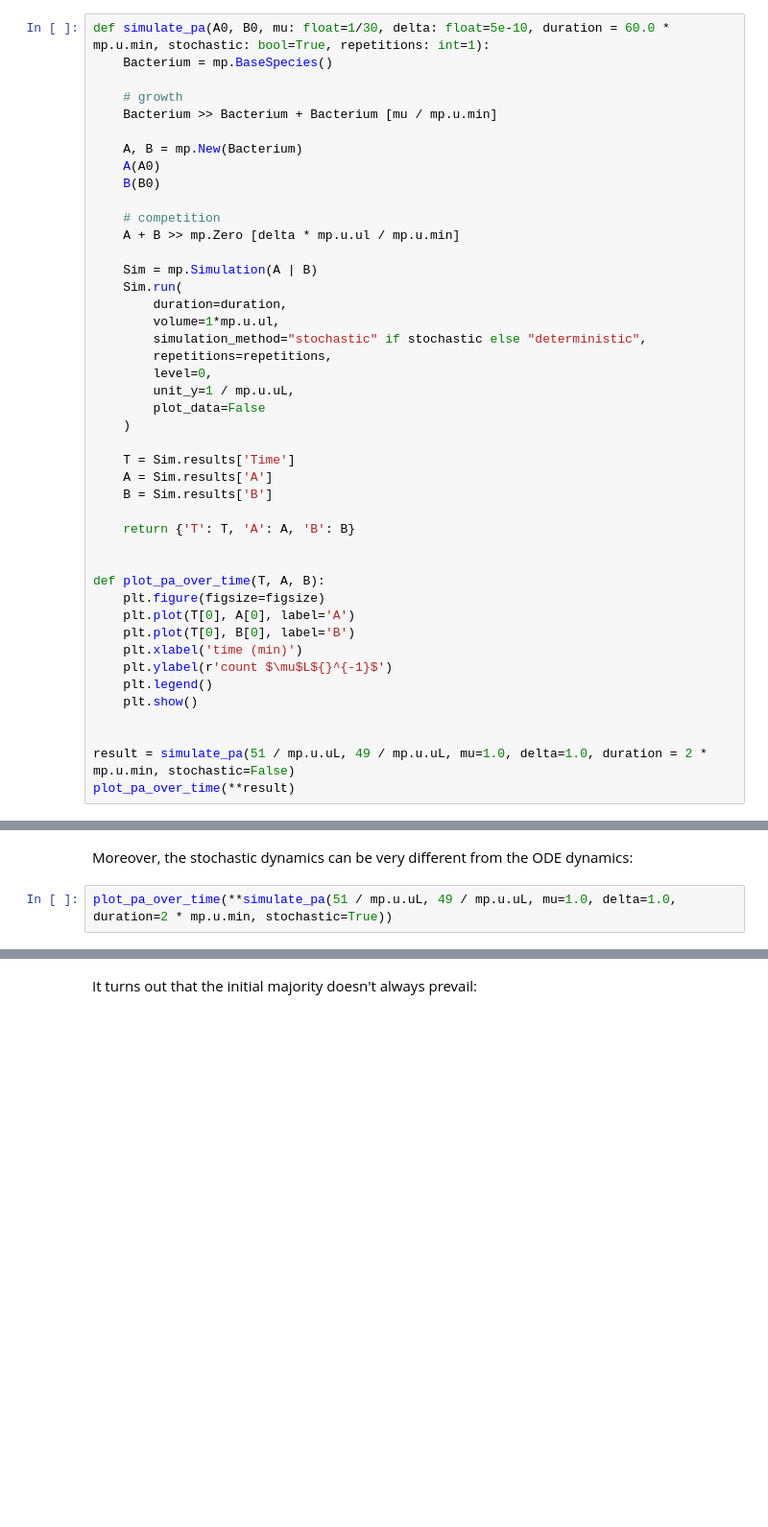
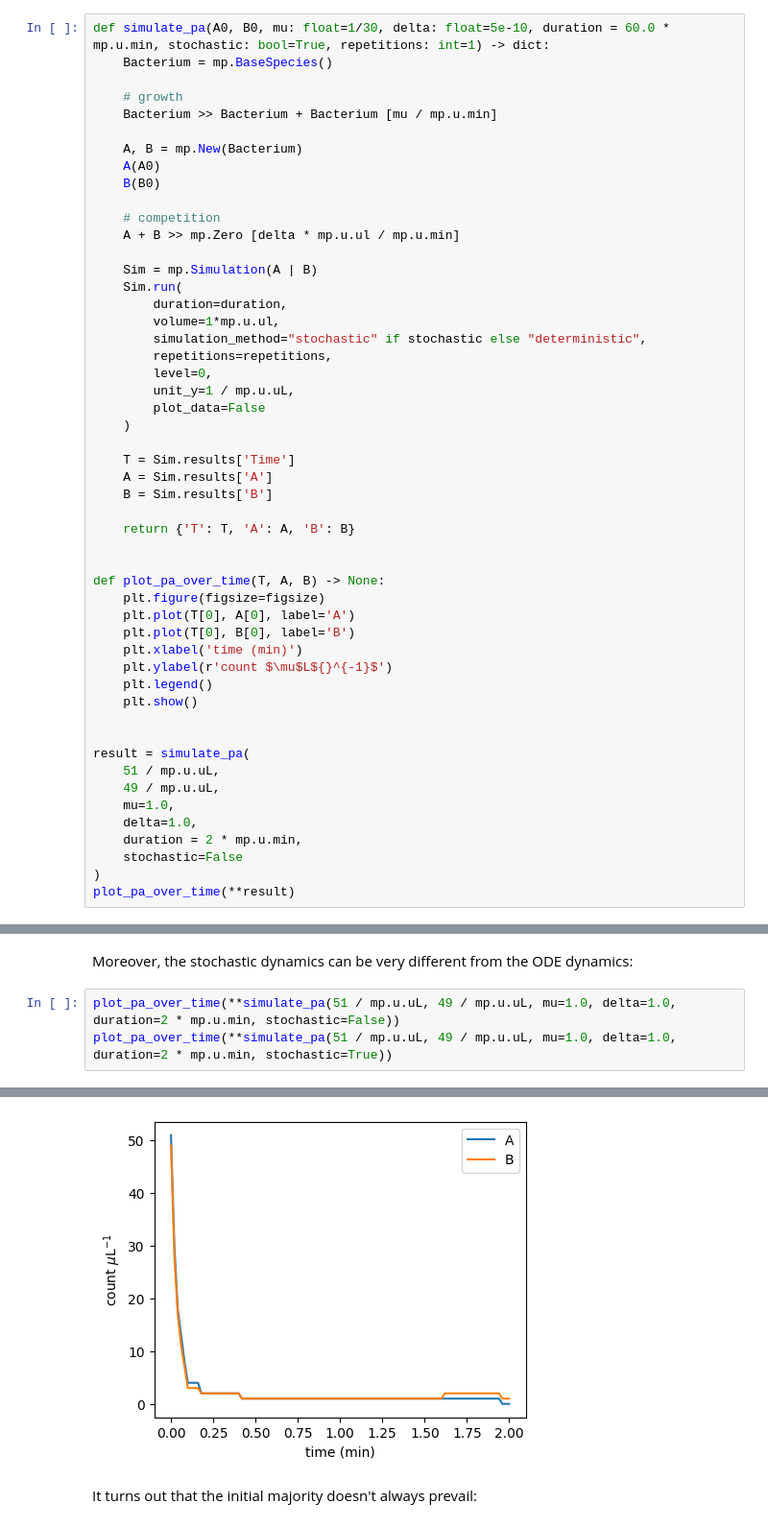
Before and after one commit to BioDisCo/computational_bioengineering, a Jupyter notebook: consensus/notes.ipynb, the cells around one changed output, grey strips where cells are left out. Shown at 96% size. Drawn from its saved outputs; the diff is of its cells as text; blank space fills up the shorter version.

```diff
--- a/consensus/notes.ipynb
+++ b/consensus/notes.ipynb
@@ -350,5 +353,5 @@ Let us start by simulating the protocol's behavior using `MobsPy`:
 # %%
-def simulate_pa(A0, B0, mu: float=1/30, delta: float=5e-10, duration = 60.0 * mp.u.min, stochastic: bool=True, repetitions: int=1):
+def simulate_pa(A0, B0, mu: float=1/30, delta: float=5e-10, duration = 60.0 * mp.u.min, stochastic: bool=True, repetitions: int=1) -> dict:
     Bacterium = mp.BaseSpecies()
 
     # growth
@@ -379,7 +382,7 @@ def simulate_pa(A0, B0, mu: float=1/30, delta: float=5e-10, duration = 60.0 * mp
     return {'T': T, 'A': A, 'B': B}
 
 
-def plot_pa_over_time(T, A, B):
+def plot_pa_over_time(T, A, B) -> None:
     plt.figure(figsize=figsize)
     plt.plot(T[0], A[0], label='A')
     plt.plot(T[0], B[0], label='B')
@@ -389,7 +392,14 @@ def plot_pa_over_time(T, A, B):
     plt.show()
 
 
-result = simulate_pa(51 / mp.u.uL, 49 / mp.u.uL, mu=1.0, delta=1.0, duration = 2 * mp.u.min, stochastic=False)
+result = simulate_pa(
+    51 / mp.u.uL,
+    49 / mp.u.uL,
+    mu=1.0,
+    delta=1.0,
+    duration = 2 * mp.u.min,
+    stochastic=False
+)
 plot_pa_over_time(**result)
 # %% [output]
 [figure]
@@ -405,5 +415,6 @@ plot_pa_over_time(**simulate_pa(3.00000001e5 / mp.u.uL, 3e5 / mp.u.uL, duration=
 # %% [markdown]
 Moreover, the stochastic dynamics can be very different from the ODE dynamics:
 # %%
+plot_pa_over_time(**simulate_pa(51 / mp.u.uL, 49 / mp.u.uL, mu=1.0, delta=1.0, duration=2 * mp.u.min, stochastic=False))
 plot_pa_over_time(**simulate_pa(51 / mp.u.uL, 49 / mp.u.uL, mu=1.0, delta=1.0, duration=2 * mp.u.min, stochastic=True))
 # %% [output]
@@ -411,3 +422,4 @@ plot_pa_over_time(**simulate_pa(51 / mp.u.uL, 49 / mp.u.uL, mu=1.0, delta=1.0, d
+[figure, added]
 # %% [markdown]
 It turns out that the initial majority doesn't always prevail:
 # %%
```
Also changed, not shown: parts of 9 cells of this notebook, 1 other file.
